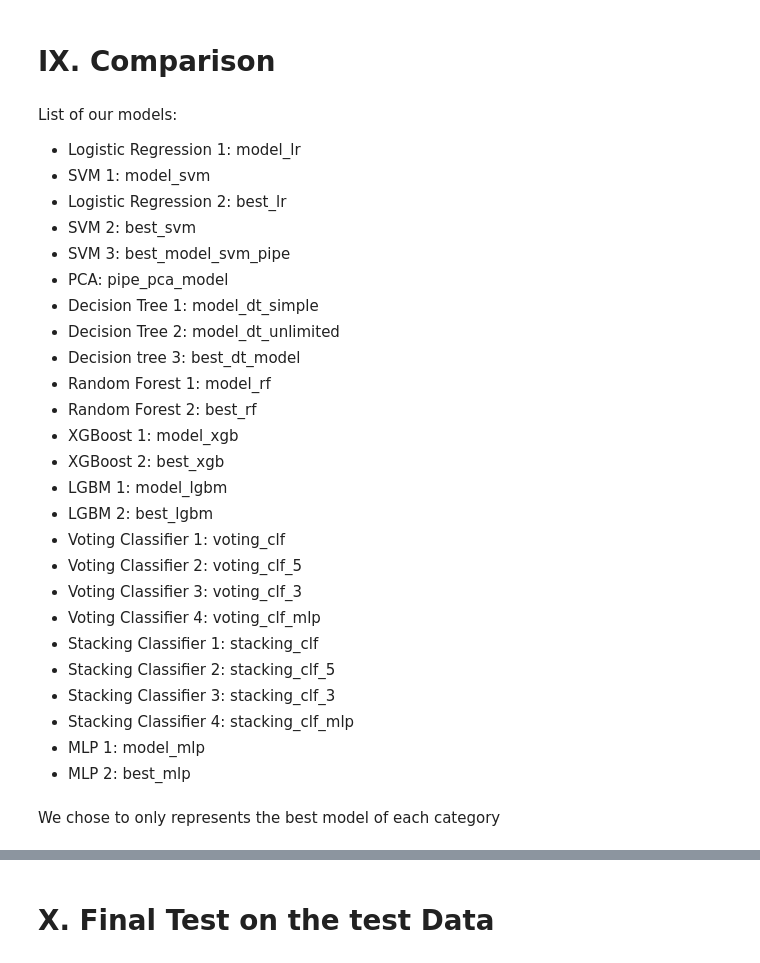
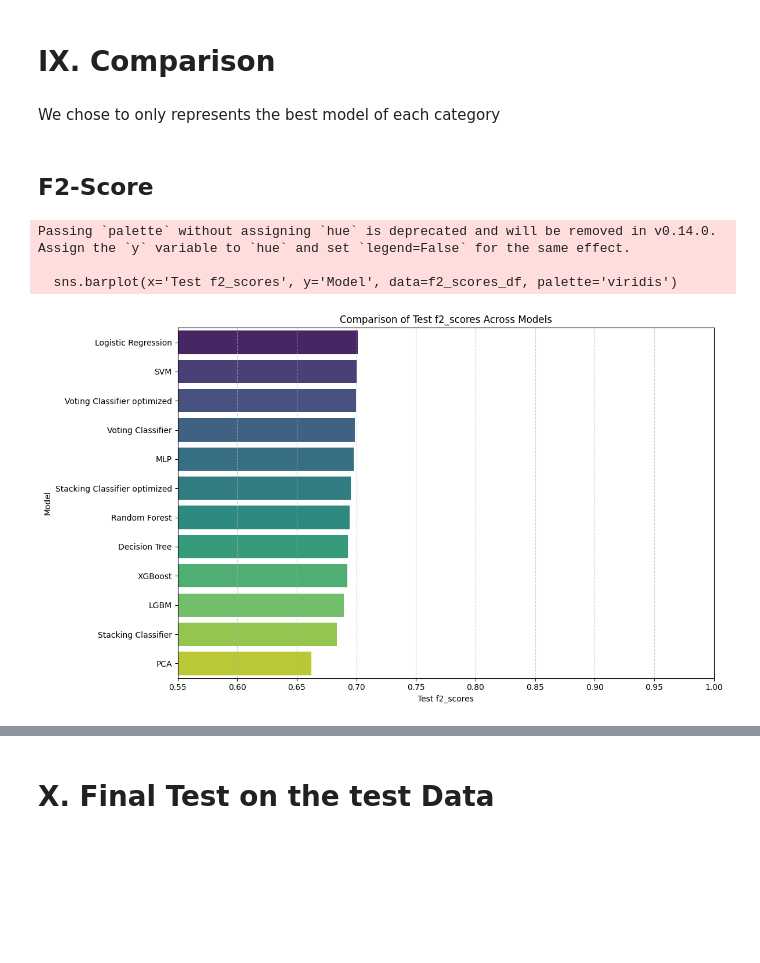
Before and after one commit to maxoubvd/S7_ML_project, a Jupyter notebook: projet_ml.ipynb, the cells around one changed output, grey strips where cells are left out. Cells and saved outputs as stored; diff of their text form; code cells hidden in the pictures; blank space fills up the shorter version.

Commit message:
final test + # + correction: next step:. rerun everything correctly and read again to verify everything

```diff
--- a/projet_ml.ipynb
+++ b/projet_ml.ipynb
@@ -2220,0 +2151,19 @@ model_mlp = model_mlp
+# %%
+voting_clf_mlp = VotingClassifier(
+    estimators=[
+        ('lr', model_lr),
+        ('svm', model_svm),
+        ('mlp', model_mlp)
+    ],
+    voting='soft',
+    n_jobs=-1
+)
+
+voting_clf_mlp.fit(X_train_smote, y_train_smote)
+
+y_pred_voting_mlp = voting_clf_mlp.predict(X_val_scaled)
+
+print("\nVoting Classifier (RF + XGB + base MLP)")
+print(classification_report(y_val, y_pred_voting_mlp, target_names=['Not Exited (0)', 'Exited (1)']))
+print("\nF2-Score")
+print(fbeta_score(y_val, y_pred_voting_mlp, beta=2, pos_label=1))
@@ -2221,31 +2223,11 @@ model_mlp = model_mlp
+# %%
+# Best of the 3 first tests
+model_vclf = voting_clf
+model_scclf = stacking_clf_3
+# Last test with the 3 best models so far
+model_vclf_mlp = voting_clf_mlp
+model_cclf_mlp = stacking_clf_mlp
 # %% [markdown]
 # IX. Comparison
-# %% [markdown]
-List of our models:
-- Logistic Regression 1: model_lr
-- SVM 1: model_svm
-- Logistic Regression 2: best_lr
-- SVM 2: best_svm
-- SVM 3: best_model_svm_pipe
-- PCA: pipe_pca_model
-- Decision Tree 1: model_dt_simple
-- Decision Tree 2: model_dt_unlimited
-- Decision tree 3: best_dt_model
-- Random Forest 1: model_rf
-- Random Forest 2: best_rf
-- XGBoost 1: model_xgb
-- XGBoost 2: best_xgb
-- LGBM 1: model_lgbm
-- LGBM 2: best_lgbm
-- Voting Classifier 1: voting_clf
-- Voting Classifier 2: voting_clf_5
-- Voting Classifier 3: voting_clf_3
-- Voting Classifier 4: voting_clf_mlp
-- Stacking Classifier 1: stacking_clf
-- Stacking Classifier 2: stacking_clf_5
-- Stacking Classifier 3: stacking_clf_3
-- Stacking Classifier 4: stacking_clf_mlp
-- MLP 1: model_mlp
-- MLP 2: best_mlp
 # %% [markdown]
 We chose to only represents the best model of each category
@@ -2258,13 +2242,17 @@ all_models = {
     "Random Forest": model_rf,
     "XGBoost": model_xgb,
     "LGBM": model_lgbm,
-    "Voting Classifier": voting_clf,
-    "Stacking Classifier": stacking_clf,
-    "MLP": model_mlp
+    "Voting Classifier": model_vclf,
+    "Stacking Classifier": model_scclf,
+    "MLP": model_mlp,
+    "Voting Classifier optimized":model_vclf_mlp,
+    "Stacking Classifier optimized":model_cclf_mlp
 }
 
 
 model_f2_scores = {}
+model_accuracy_scores = {}
+model_recall_scores = {}
 models_with_internal_preprocessor = ["PCA"]
 
 for name, model in all_models.items():
@@ -2283,22 +2271,34 @@ for name, model in all_models.items():
             beta=2,
             pos_label=1,
         )
+        model_f2_scores[name] = f2_score_val
 
-        model_f2_scores[name] = f2_score_val
+        accuracy_val = accuracy_score(y_val, y_pred_val)
+        model_accuracy_scores[name] = accuracy_val
+
+        recall_val = recall_score(y_val, y_pred_val, pos_label=1)
+        model_recall_scores[name] = recall_val
 
     except Exception as e:
         print(f"Error during the computation of the F2-score for {name}: {e}")
         model_f2_scores[name] = np.nan
+# %% [markdown]
+## F2-Score
 # %%
 f2_scores_df = pd.DataFrame(model_f2_scores.items(), columns=['Model', 'Test f2_scores'])
 f2_scores_df = f2_scores_df.sort_values(by='Test f2_scores', ascending=False)
 
 plt.figure(figsize=(12, 7))
 sns.barplot(x='Test f2_scores', y='Model', data=f2_scores_df, palette='viridis')
 plt.title('Comparison of Test f2_scores Across Models')
 plt.xlabel('Test f2_scores')
 plt.ylabel('Model')
-plt.xlim(0.3, 1.0)
+plt.xlim(0.55, 1.0)
 plt.grid(axis='x', linestyle='--', alpha=0.7)
 plt.tight_layout()
 plt.show()
+# %% [output]
+Passing `palette` without assigning `hue` is deprecated and will be removed in v0.14.0. Assign the `y` variable to `hue` and set `legend=False` for the same effect.
+
+  sns.barplot(x='Test f2_scores', y='Model', data=f2_scores_df, palette='viridis')
+[figure, added]
```
Also changed, not shown: parts of 100 cells of this notebook.
